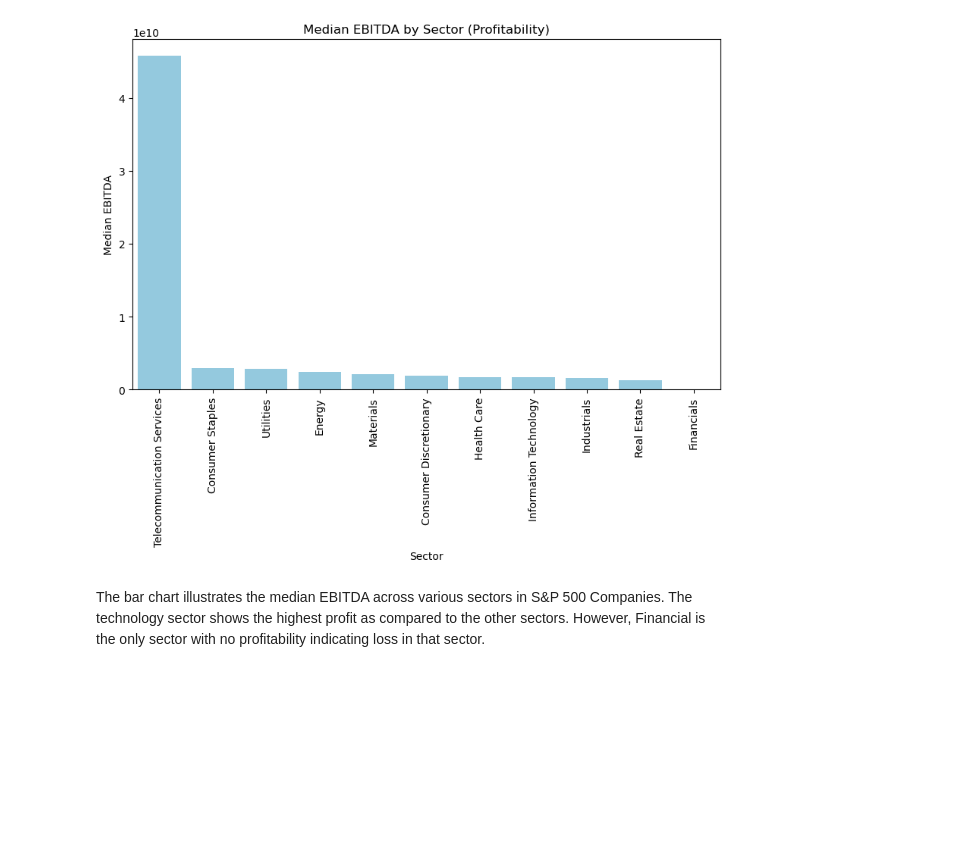
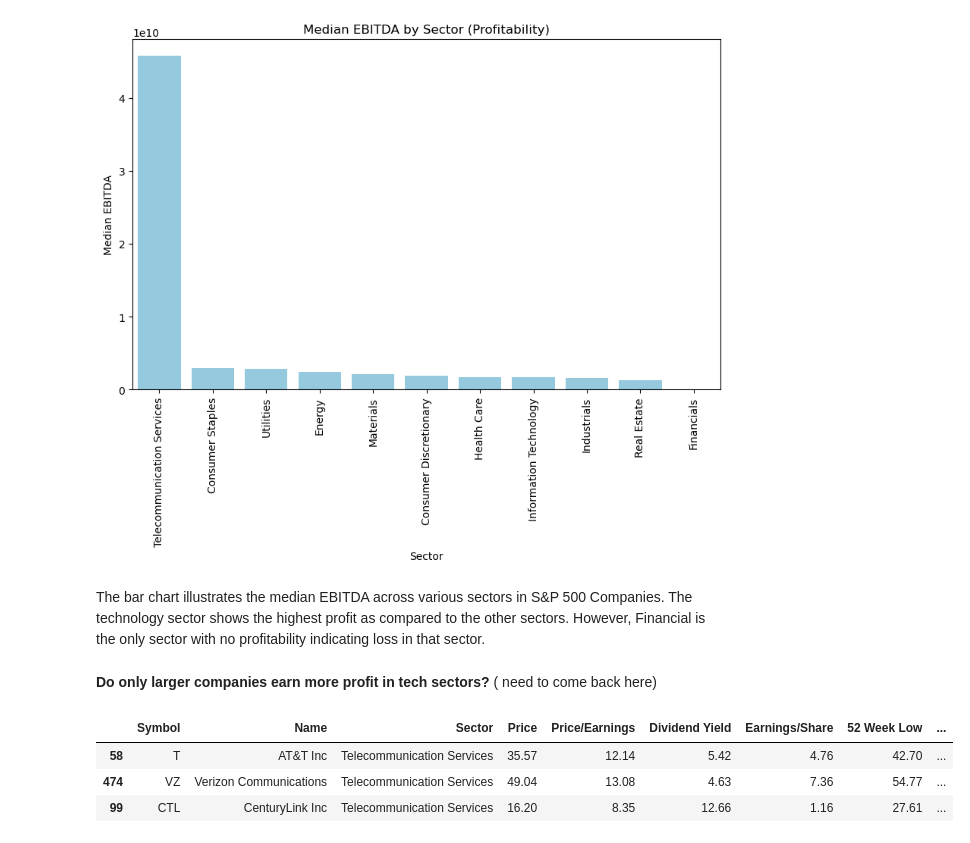
Before and after one commit to kavyakhanna/SP-500-Financial-Analysis, a Jupyter notebook: Analysis.ipynb, the cells around one changed output. Drawn from its saved outputs; the diff is of its cells as text; code cells hidden in the pictures; blank space fills up the shorter version.

```diff
--- a/Analysis.ipynb
+++ b/Analysis.ipynb
@@ -94,0 +93,12 @@ The bar chart illustrates the median EBITDA across various sectors in S&P 500 Co
+# %% [markdown]
+**Do only larger companies earn more profit in tech sectors?** ( need to come back here)
+# %%
+#find the highest market cap company in tech sector
+tech_companies=df[df['Sector']=='Telecommunication Services']
+tech_companies=df[df['Sector']=='Telecommunication Services'].sort_values(by='Market Cap', ascending=False).head(10)
+tech_companies
+# %% [output]
+|  | Symbol | Name | Sector | Price | Price/Earnings | Dividend Yield | Earnings/Share | 52 Week Low | ... |
+| 58 | T | AT&T Inc | Telecommunication Services | 35.57 | 12.14 | 5.42 | 4.76 | 42.70 | ... |
+| 474 | VZ | Verizon Communications | Telecommunication Services | 49.04 | 13.08 | 4.63 | 7.36 | 54.77 | ... |
+| 99 | CTL | CenturyLink Inc | Telecommunication Services | 16.20 | 8.35 | 12.66 | 1.16 | 27.61 | ... |
```
Also changed, not shown: parts of 3 cells of this notebook.
